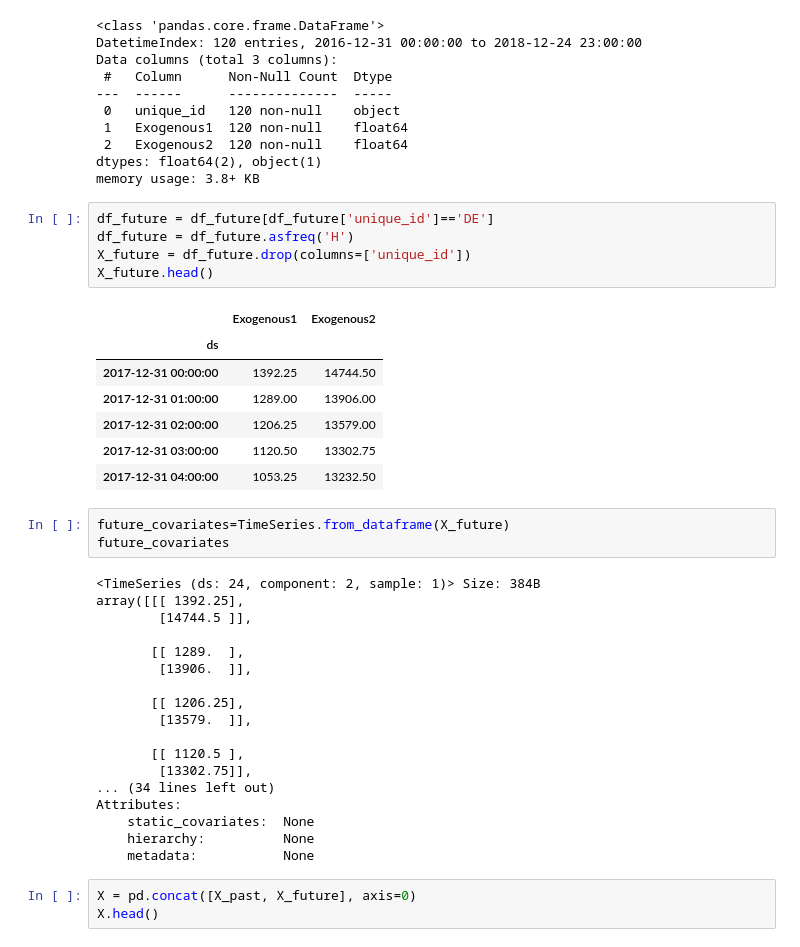
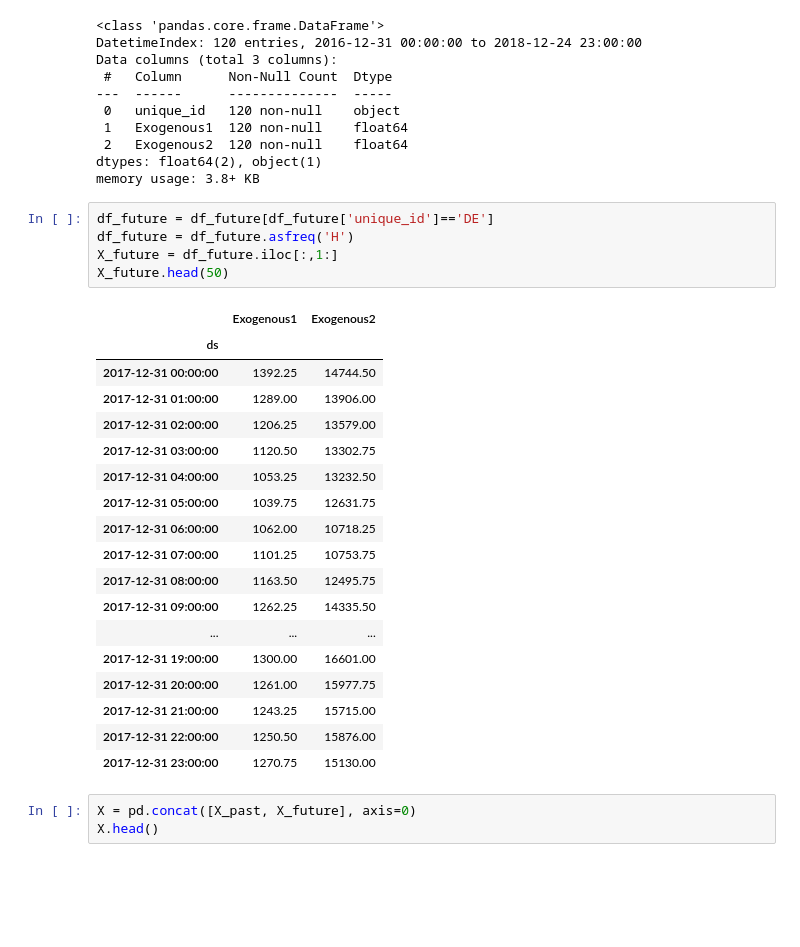
Before and after one commit to ROARMarketingConcepts/Times-Series-Analysis-with-Python, a Jupyter notebook: Deep Learning for Time Series Forecasting /TFT/Time_Series_Forecasting_with_TFT.ipynb, the cells around one changed output. Cells and saved outputs as stored; diff of their text form; blank space fills up the shorter version.

Commit message:
modified:   .DS_Store 	modified:   Deep Learning for Time Series Forecasting /TFT/Time_Series_Forecasting_with_TFT.ipynb 	modified:   Modern Time Series Forecasting Techniques /.DS_Store

```diff
--- a/Deep Learning for Time Series Forecasting /TFT/Time_Series_Forecasting_with_TFT.ipynb
+++ b/Deep Learning for Time Series Forecasting /TFT/Time_Series_Forecasting_with_TFT.ipynb
@@ -246,37 +266,27 @@ memory usage: 3.8+ KB
 # %%
 df_future = df_future[df_future['unique_id']=='DE']
 df_future = df_future.asfreq('H')
-X_future = df_future.drop(columns=['unique_id'])
-X_future.head()
+X_future = df_future.iloc[:,1:]
+X_future.head(50)
 # %% [output]
 |  | Exogenous1 | Exogenous2 |
 | ds |  |  |
 | 2017-12-31 00:00:00 | 1392.25 | 14744.50 |
 | 2017-12-31 01:00:00 | 1289.00 | 13906.00 |
 | 2017-12-31 02:00:00 | 1206.25 | 13579.00 |
 | 2017-12-31 03:00:00 | 1120.50 | 13302.75 |
 | 2017-12-31 04:00:00 | 1053.25 | 13232.50 |
+| 2017-12-31 05:00:00 | 1039.75 | 12631.75 |
+| 2017-12-31 06:00:00 | 1062.00 | 10718.25 |
+| 2017-12-31 07:00:00 | 1101.25 | 10753.75 |
+| 2017-12-31 08:00:00 | 1163.50 | 12495.75 |
+| 2017-12-31 09:00:00 | 1262.25 | 14335.50 |
+| ... | ... | ... |
+| 2017-12-31 19:00:00 | 1300.00 | 16601.00 |
+| 2017-12-31 20:00:00 | 1261.00 | 15977.75 |
+| 2017-12-31 21:00:00 | 1243.25 | 15715.00 |
+| 2017-12-31 22:00:00 | 1250.50 | 15876.00 |
+| 2017-12-31 23:00:00 | 1270.75 | 15130.00 |
-# %%
-future_covariates=TimeSeries.from_dataframe(X_future)
-future_covariates
-# %% [output]
-<TimeSeries (ds: 24, component: 2, sample: 1)> Size: 384B
-array([[[ 1392.25],
-        [14744.5 ]],
-
-       [[ 1289.  ],
-        [13906.  ]],
-
-       [[ 1206.25],
-        [13579.  ]],
-
-       [[ 1120.5 ],
-        [13302.75]],
-... (34 lines left out)
-Attributes:
-    static_covariates:  None
-    hierarchy:          None
-    metadata:           None
 # %%
 X = pd.concat([X_past, X_future], axis=0)
 X.head()
```
Also changed, not shown: parts of 11 cells of this notebook, 2 other files.
